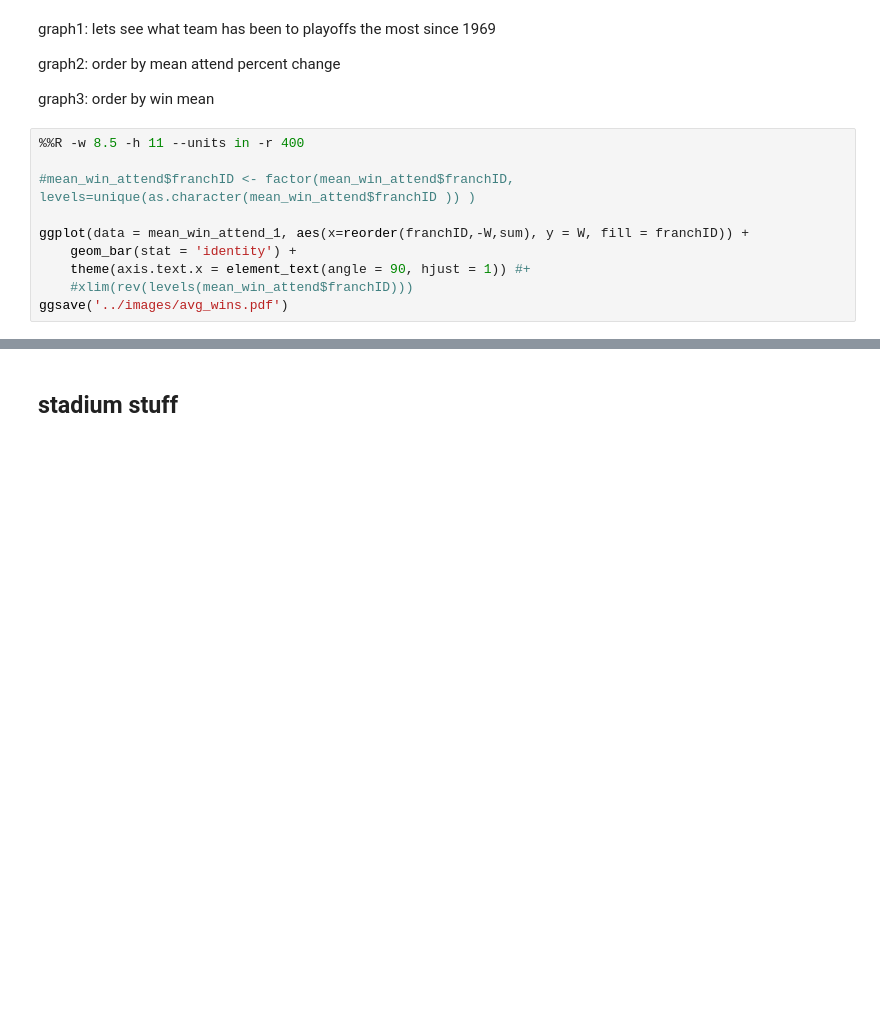
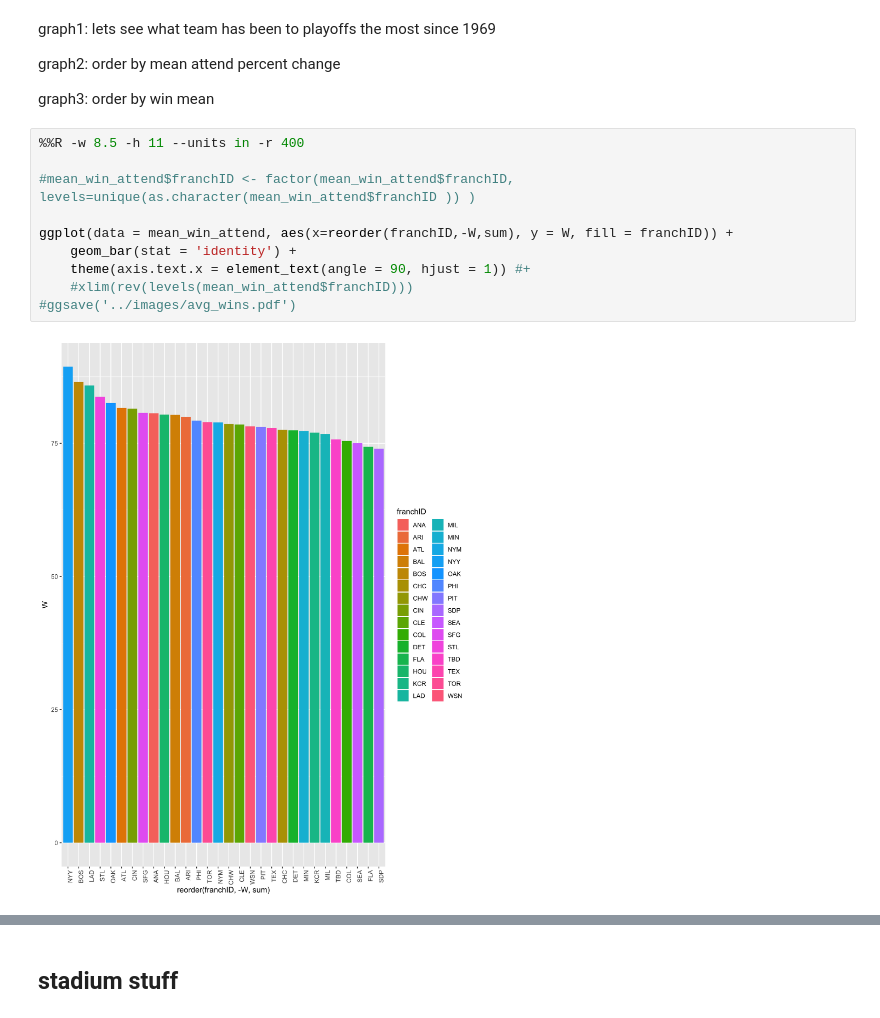
Before and after one commit to alan-flint/MLB-Visualization, a Jupyter notebook: code/rushil_historical_sandbox.ipynb, the cells around one changed output, grey strips where cells are left out. Drawn from its saved outputs; the diff is of its cells as text; blank space fills up the shorter version.

```diff
--- a/code/rushil_historical_sandbox.ipynb
+++ b/code/rushil_historical_sandbox.ipynb
@@ -292,13 +344,15 @@ graph3: order by win mean
 # %%
 %%R -w 8.5 -h 11 --units in -r 400
 
 #mean_win_attend$franchID <- factor(mean_win_attend$franchID, levels=unique(as.character(mean_win_attend$franchID )) )
 
-ggplot(data = mean_win_attend_1, aes(x=reorder(franchID,-W,sum), y = W, fill = franchID)) +
+ggplot(data = mean_win_attend, aes(x=reorder(franchID,-W,sum), y = W, fill = franchID)) +
     geom_bar(stat = 'identity') +
     theme(axis.text.x = element_text(angle = 90, hjust = 1)) #+
     #xlim(rev(levels(mean_win_attend$franchID)))
-ggsave('../images/avg_wins.pdf')
+#ggsave('../images/avg_wins.pdf')
+# %% [output]
+[figure, added]
 # %%
 %%R
 
```
Also changed, not shown: parts of 12 cells of this notebook, 2 other files.
